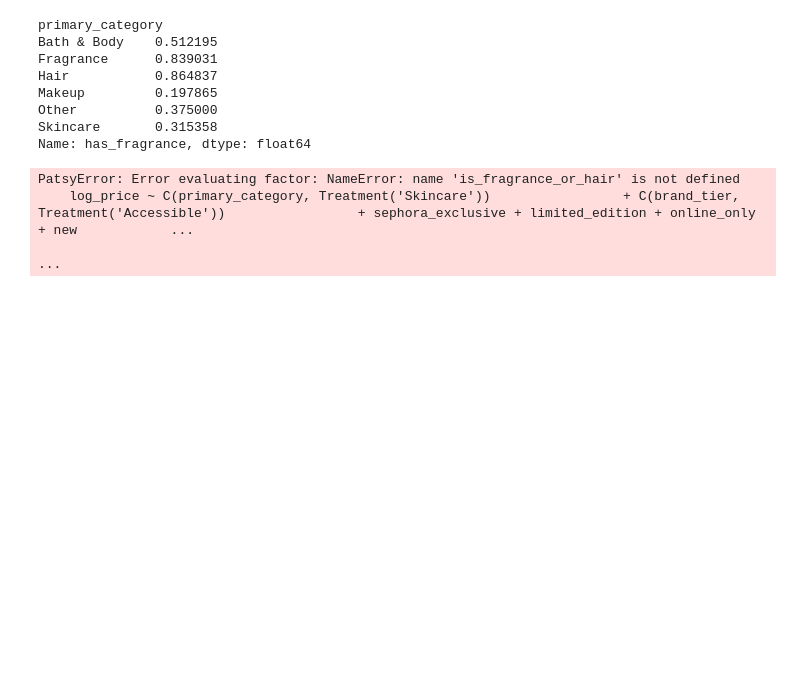
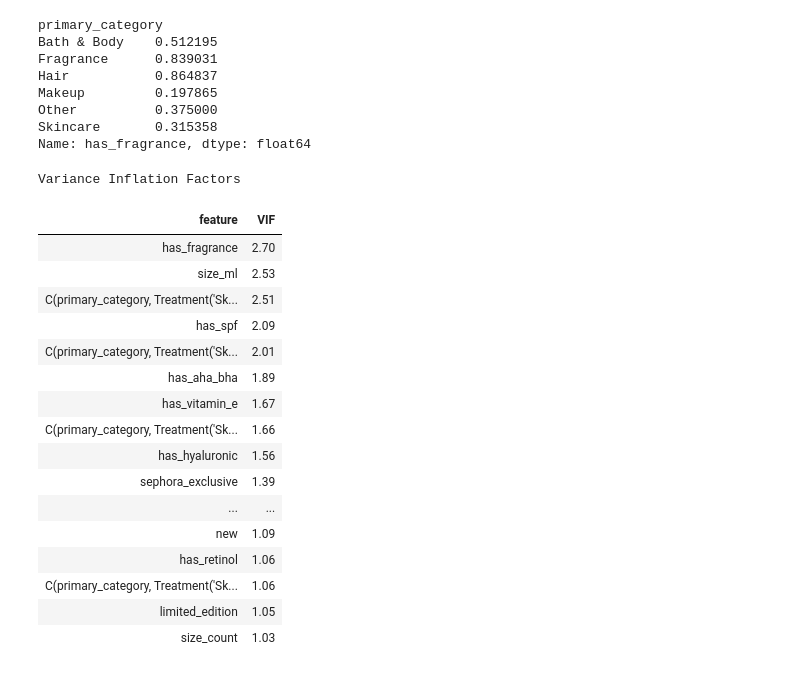
Before and after one commit to DonjhaiH/230A_final_project, a Jupyter notebook: code/clean.ipynb, the cells around one changed output. Cells and saved outputs as stored; diff of their text form; code cells hidden in the pictures; blank space fills up the shorter version.

```diff
--- a/code/clean.ipynb
+++ b/code/clean.ipynb
@@ -874,42 +871,52 @@ m4 = smf.ols(
 # %%
 # ** we do not have any multicolinearity issues among all of our predictors ** <--- well below 5!
 from statsmodels.stats.outliers_influence import variance_inflation_factor
 from patsy import dmatrices
 
 # use patsy to build the same design matrix your OLS formula uses
 y, X = dmatrices(
     """log_price ~ C(primary_category, Treatment('Skincare'))
-                + C(brand_tier, Treatment('Accessible'))
                 + sephora_exclusive + limited_edition + online_only + new
                 + size_ml + size_count
                 + has_retinol + has_niacinamide + has_hyaluronic
                 + has_vitamin_c + has_aha_bha + has_peptides
-                + has_spf + has_fragrance + has_ceramides + has_vitamin_e
-                + has_fragrance * is_fragrance_or_hair""",
+                + has_spf + has_fragrance + has_ceramides + has_vitamin_e""",
     data=new_products,
     return_type="dataframe"
 )
 
 # drop the perfectly collinear columns before computing VIF
-X_vif = X.drop(columns=[
-    "is_fragrance_or_hair",
-    "Intercept"
-])
+X_vif = X.drop(columns=["Intercept"])
 
 vif_data = pd.DataFrame()
 vif_data["feature"] = X_vif.columns
 vif_data["VIF"] = [variance_inflation_factor(X_vif.values, i)
                    for i in range(X_vif.shape[1])]
 
 vif_data.sort_values("VIF", ascending=False).style \
     .format({"VIF": "{:.2f}"}) \
     .background_gradient(subset=["VIF"], cmap="RdYlGn_r") \
     .set_caption("Variance Inflation Factors") \
     .hide(axis="index")
 # %% [output]
-PatsyError: Error evaluating factor: NameError: name 'is_fragrance_or_hair' is not defined
-    log_price ~ C(primary_category, Treatment('Skincare'))                 + C(brand_tier, Treatment('Accessible'))                 + sephora_exclusive + limited_edition + online_only + new            ...
-                                                                                                                                                                                                         ...
+Variance Inflation Factors
+| feature | VIF |
+| has_fragrance | 2.70 |
+| size_ml | 2.53 |
+| C(primary_category, Treatment('Sk... | 2.51 |
+| has_spf | 2.09 |
+| C(primary_category, Treatment('Sk... | 2.01 |
+| has_aha_bha | 1.89 |
+| has_vitamin_e | 1.67 |
+| C(primary_category, Treatment('Sk... | 1.66 |
+| has_hyaluronic | 1.56 |
+| sephora_exclusive | 1.39 |
+| ... | ... |
+| new | 1.09 |
+| has_retinol | 1.06 |
+| C(primary_category, Treatment('Sk... | 1.06 |
+| limited_edition | 1.05 |
+| size_count | 1.03 |
 # %%
 from statsmodels.iolib.summary2 import summary_col
 
```
Also changed, not shown: parts of 21 cells of this notebook.
